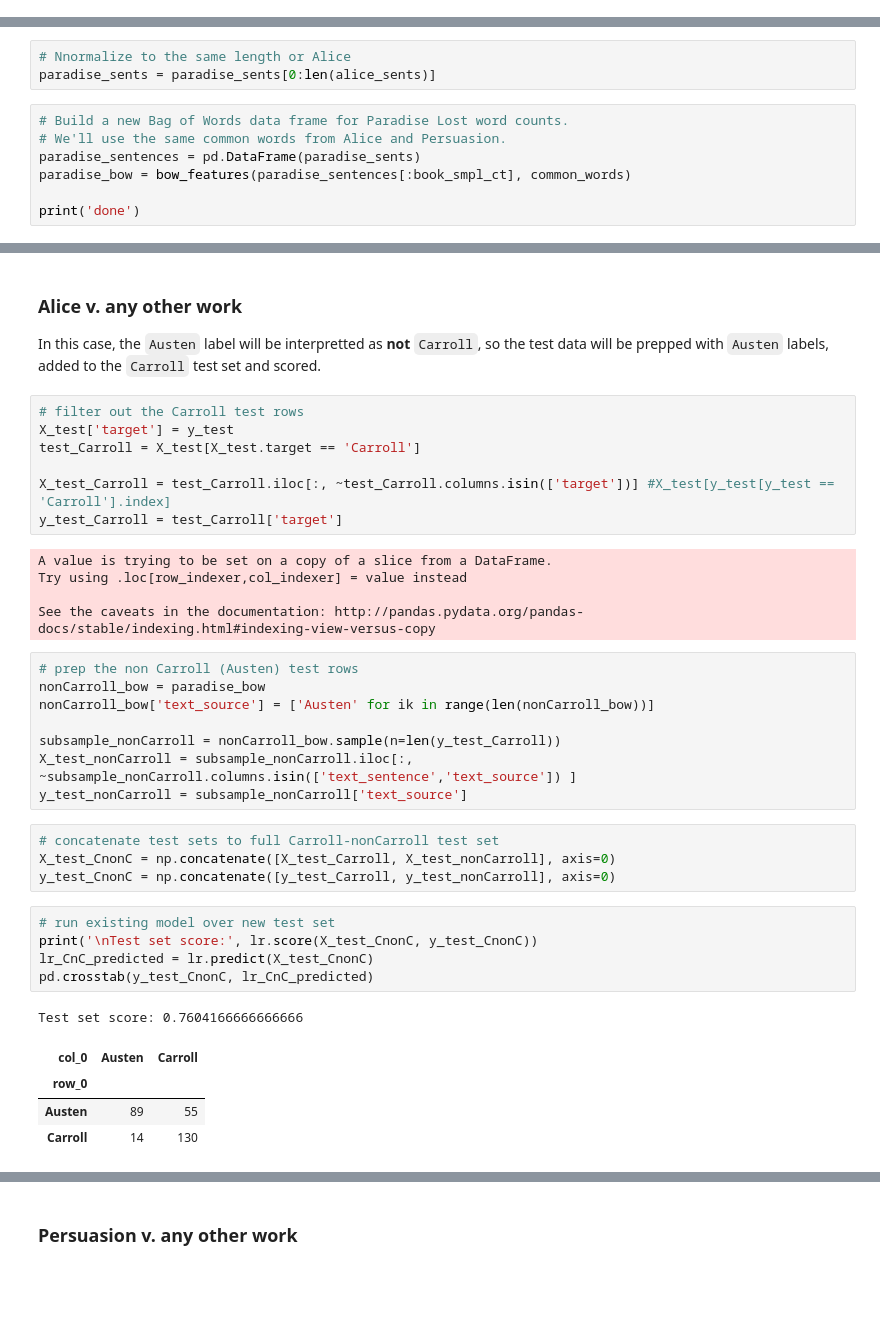
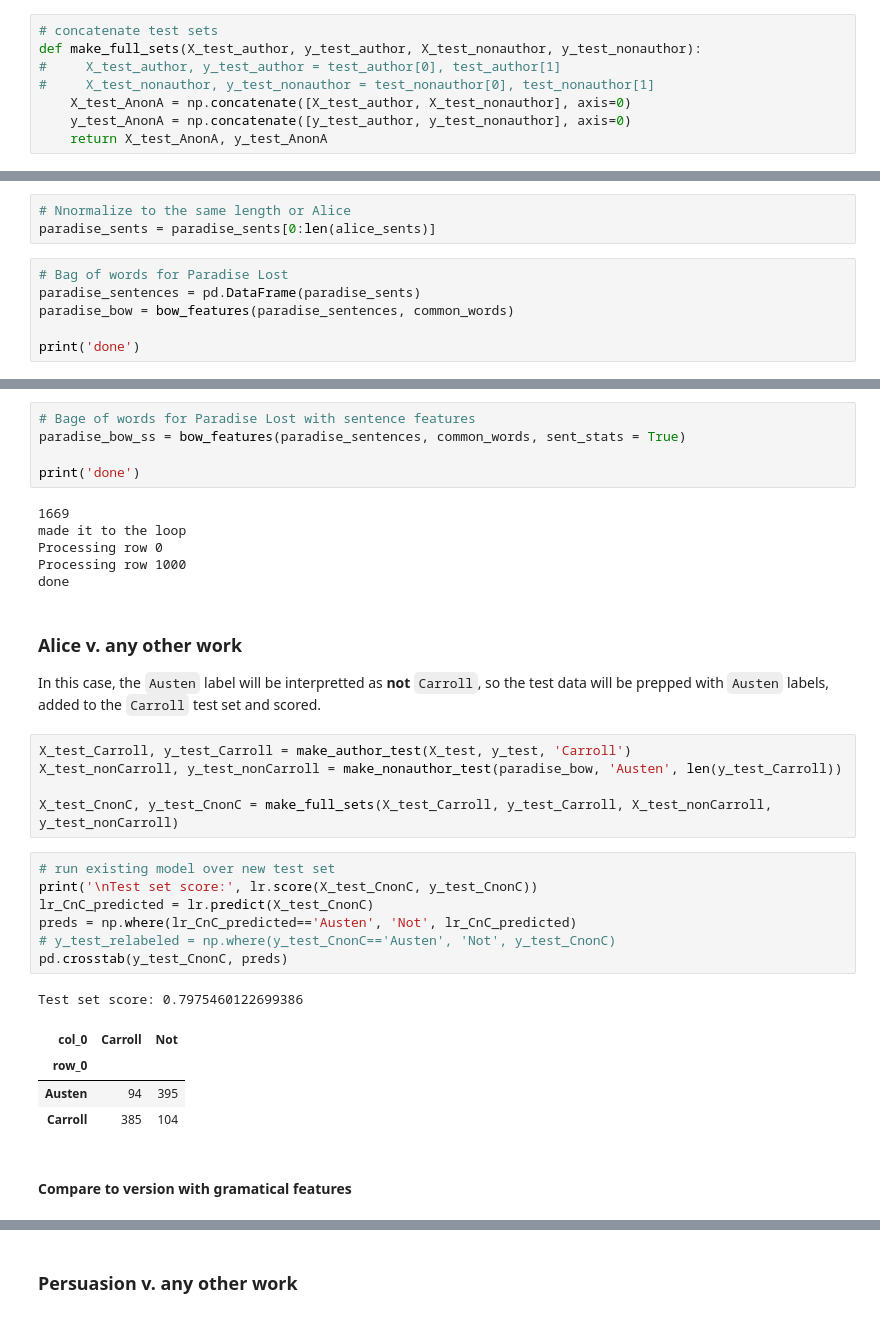
Before and after one commit to jordanplanders/Thinkful, a Jupyter notebook: Bootcamp/Unit 4/Project 4-4-2 Supervised NLP.ipynb, the cells around one changed output, grey strips where cells are left out. Cells and saved outputs as stored; diff of their text form; blank space fills up the shorter version.

```diff
--- a/Bootcamp/Unit 4/Project 4-4-2 Supervised NLP.ipynb
+++ b/Bootcamp/Unit 4/Project 4-4-2 Supervised NLP.ipynb
@@ -377,0 +328,8 @@ Record your work for each challenge in a notebook and submit it below.
+# %%
+# concatenate test sets
+def make_full_sets(X_test_author, y_test_author, X_test_nonauthor, y_test_nonauthor):
+#     X_test_author, y_test_author = test_author[0], test_author[1]
+#     X_test_nonauthor, y_test_nonauthor = test_nonauthor[0], test_nonauthor[1]
+    X_test_AnonA = np.concatenate([X_test_author, X_test_nonauthor], axis=0)
+    y_test_AnonA = np.concatenate([y_test_author, y_test_nonauthor], axis=0)
+    return X_test_AnonA, y_test_AnonA
@@ -394,10 +354,9 @@ paradise_sents = [[sent, "Not"] for sent in paradise_doc.sents]
 # Nnormalize to the same length or Alice
 paradise_sents = paradise_sents[0:len(alice_sents)]
 # %%
-# Build a new Bag of Words data frame for Paradise Lost word counts.
-# We'll use the same common words from Alice and Persuasion.
+# Bag of words for Paradise Lost
 paradise_sentences = pd.DataFrame(paradise_sents)
-paradise_bow = bow_features(paradise_sentences[:book_smpl_ct], common_words)
+paradise_bow = bow_features(paradise_sentences, common_words)
 
 print('done')
 # %% [output]
@@ -415,40 +367,36 @@ Processing row 450
 done
+# %%
+# Bage of words for Paradise Lost with sentence features
+paradise_bow_ss = bow_features(paradise_sentences, common_words, sent_stats = True)
+
+print('done')
+# %% [output]
+1669
+made it to the loop
+Processing row 0
+Processing row 1000
+done
 # %% [markdown]
 ### Alice v. any other work
 
 In this case, the `Austen` label will be interpretted as **not** `Carroll`, so the test data will be prepped with `Austen` labels, added to the `Carroll` test set and scored.
-# %%
-# filter out the Carroll test rows
-X_test['target'] = y_test
-test_Carroll = X_test[X_test.target == 'Carroll']
-
-X_test_Carroll = test_Carroll.iloc[:, ~test_Carroll.columns.isin(['target'])] #X_test[y_test[y_test == 'Carroll'].index]
-y_test_Carroll = test_Carroll['target']
-# %% [output]
-A value is trying to be set on a copy of a slice from a DataFrame.
-Try using .loc[row_indexer,col_indexer] = value instead
-
-See the caveats in the documentation: http://pandas.pydata.org/pandas-docs/stable/indexing.html#indexing-view-versus-copy
-# %%
-# prep the non Carroll (Austen) test rows
-nonCarroll_bow = paradise_bow
-nonCarroll_bow['text_source'] = ['Austen' for ik in range(len(nonCarroll_bow))]
-
-subsample_nonCarroll = nonCarroll_bow.sample(n=len(y_test_Carroll))
-X_test_nonCarroll = subsample_nonCarroll.iloc[:, ~subsample_nonCarroll.columns.isin(['text_sentence','text_source']) ]
-y_test_nonCarroll = subsample_nonCarroll['text_source']
-# %%
-# concatenate test sets to full Carroll-nonCarroll test set
-X_test_CnonC = np.concatenate([X_test_Carroll, X_test_nonCarroll], axis=0)
-y_test_CnonC = np.concatenate([y_test_Carroll, y_test_nonCarroll], axis=0)
+# %%
+X_test_Carroll, y_test_Carroll = make_author_test(X_test, y_test, 'Carroll')
+X_test_nonCarroll, y_test_nonCarroll = make_nonauthor_test(paradise_bow, 'Austen', len(y_test_Carroll))
+
+X_test_CnonC, y_test_CnonC = make_full_sets(X_test_Carroll, y_test_Carroll, X_test_nonCarroll, y_test_nonCarroll)
 # %%
 # run existing model over new test set
 print('\nTest set score:', lr.score(X_test_CnonC, y_test_CnonC))
 lr_CnC_predicted = lr.predict(X_test_CnonC)
-pd.crosstab(y_test_CnonC, lr_CnC_predicted)
+preds = np.where(lr_CnC_predicted=='Austen', 'Not', lr_CnC_predicted)
+# y_test_relabeled = np.where(y_test_CnonC=='Austen', 'Not', y_test_CnonC)
+pd.crosstab(y_test_CnonC, preds)
 # %% [output]
-Test set score: 0.7604166666666666
+Test set score: 0.7975460122699386
-| col_0 | Austen | Carroll |
+| col_0 | Carroll | Not |
 | row_0 |  |  |
-| Austen | 89 | 55 |
-| Carroll | 14 | 130 |
+| Austen | 94 | 395 |
+| Carroll | 385 | 104 |
+# %% [markdown]
+#### Compare to version with gramatical features
```
Also changed, not shown: parts of 70 cells of this notebook.
